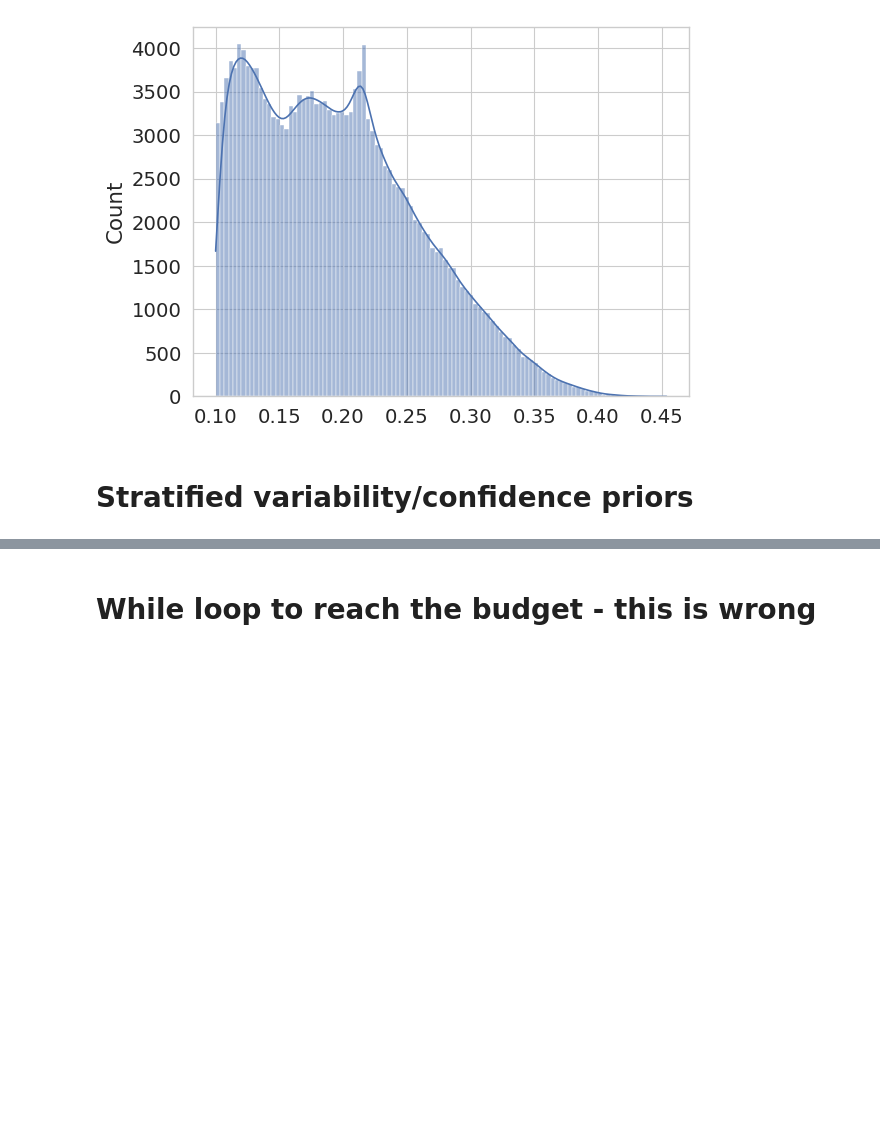
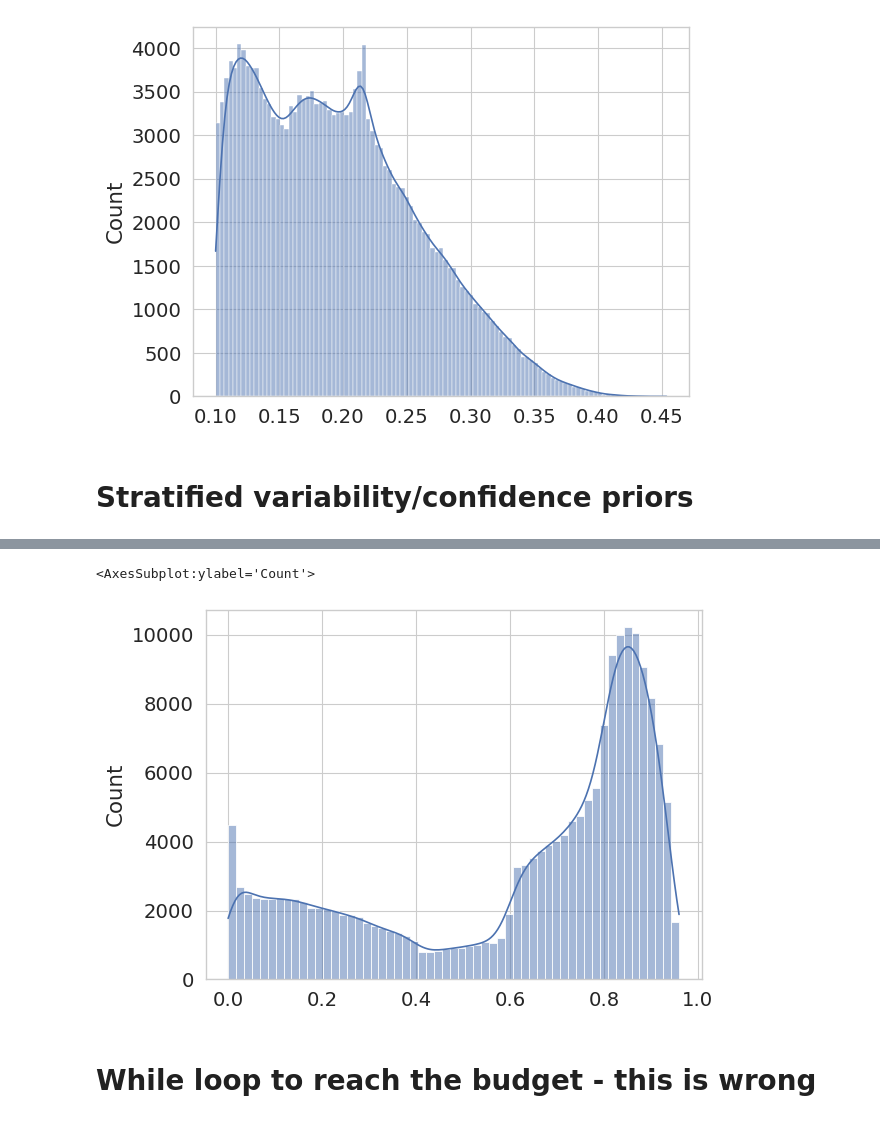
Before and after one commit to jr4fs/vl-pretraining, a Jupyter notebook: src/dataset_selection/sampling/stratified_beta_sampling.ipynb, the cells around one changed output, grey strips where cells are left out. Drawn from its saved outputs; the diff is of its cells as text; code cells hidden in the pictures; blank space fills up the shorter version.

```diff
--- a/src/dataset_selection/sampling/stratified_beta_sampling.ipynb
+++ b/src/dataset_selection/sampling/stratified_beta_sampling.ipynb
@@ -607,3 +619,8 @@ all_samples - max variability per class:  619390
+# %%
+sns.histplot(conf, kde=True)
+# %% [output]
+<AxesSubplot:ylabel='Count'>
+[figure, added]
 # %% [markdown]
 # While loop to reach the budget - this is wrong
 # %%
```
Also changed, not shown: parts of 2 cells of this notebook.
